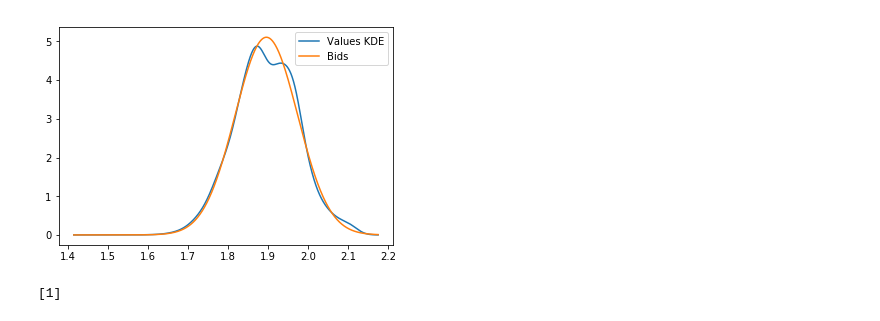
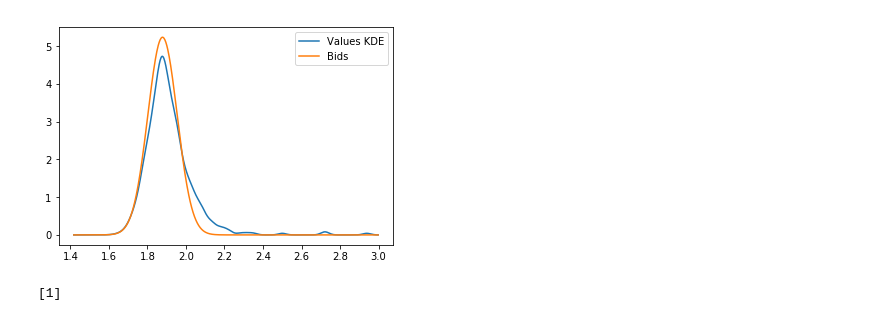
Before and after one commit to ericschulman/tx_milk_2yp, a Jupyter notebook: valuations.ipynb, the cells around one changed output. Saved outputs shown, nothing was run; the diff lists cells and outputs as text; code cells hidden in the pictures.

```diff
--- a/valuations.ipynb
+++ b/valuations.ipynb
@@ -9,34 +9,33 @@ from sklearn import mixture
 # %%
 #draw data
 n=2000
 
 bids = np.concatenate((np.random.normal(loc=1.7, scale=0.06, size=int(.8*n)),
                       np.random.normal(loc=1.9, scale=0.07, size=int(.2*n))))
 
 #fit mixture model
 g = mixture.GaussianMixture(n_components=2)
 g.fit(bids.reshape(n,1))
 ind =  np.argmax(g.means_, axis=0)[0]
 
-
 #print values given competitive distribution
-i = 7
+i = 7.
 g1 = lambda b: scipy.stats.norm.pdf(b,g.means_[ind,0],g.covariances_[ind,0]**.5)
-G1 = lambda b: scipy.stats.norm.pdf(b,g.means_[ind,0],g.covariances_[ind,0]**.5)
+G1 = lambda b: scipy.stats.norm.cdf(b,g.means_[ind,0],g.covariances_[ind,0]**.5)
 values = bids + 1/(i-1)*G1(bids)/g1(bids)
 
 #KDE_weighted
 q = g.predict_proba(bids.reshape(n,1))[:,ind]
 kde = sm.nonparametric.KDEUnivariate(values)
 
 kde.fit(weights=q, fft=False)
-plt.plot(kde.support, kde.density, label='Values KDE')
-plt.plot(kde.support, g1(kde.support), label='Bids')
+plt.plot(kde.support[kde.support<=3], kde.density[kde.support<=3], label='Values KDE')
+plt.plot(kde.support[kde.support<=3], g1(kde.support[kde.support<=3]), label='Bids')
 
 plt.legend()
 plt.show()
 # %% [output]
-[figure, old version]
+[figure, new version]
 # %%
 def interp_cdf(x,kde):
     """apparantly this isn't in statsmodels, want to make sure this is smooth"""
```
Also changed, not shown: parts of 3 cells of this notebook, 2 other files.
